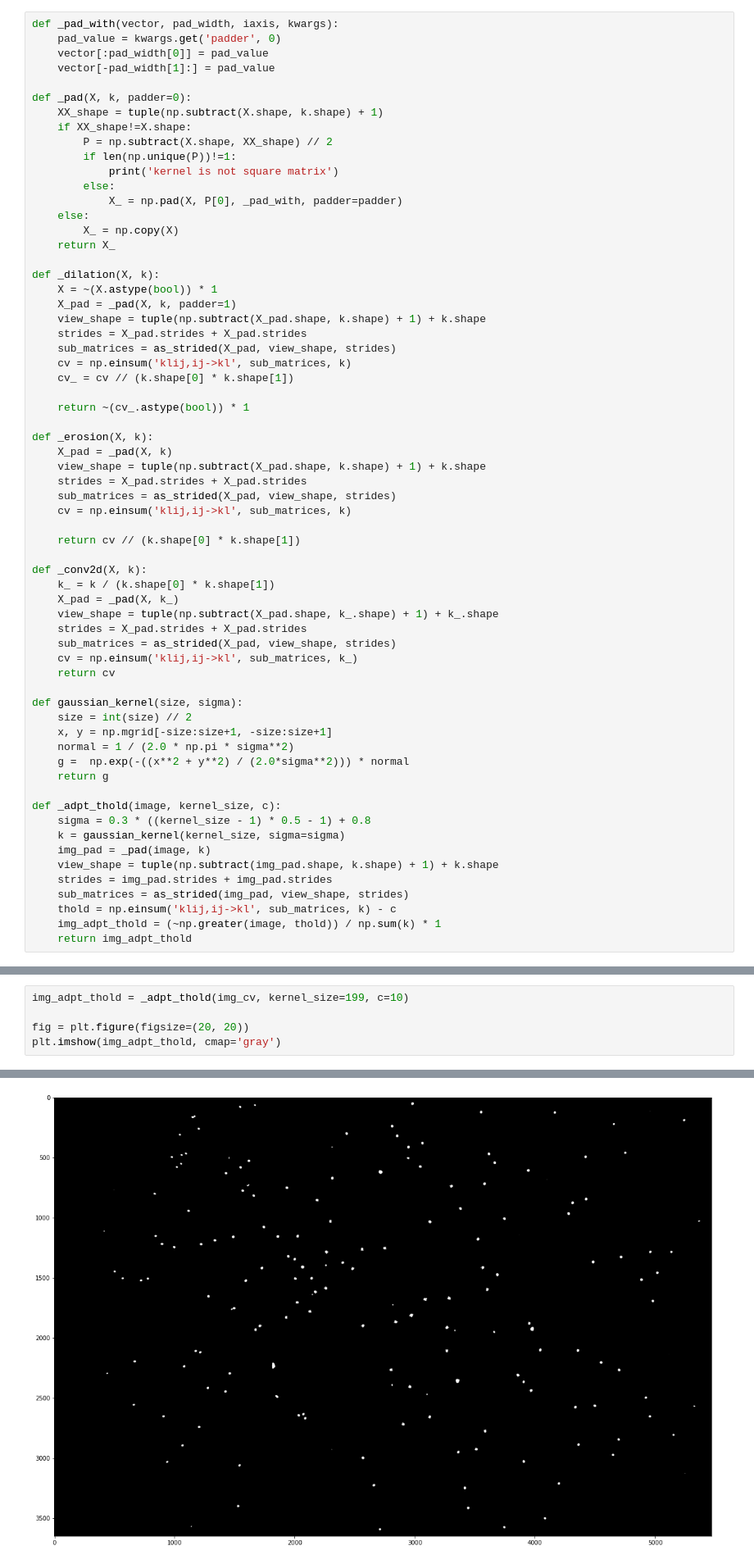
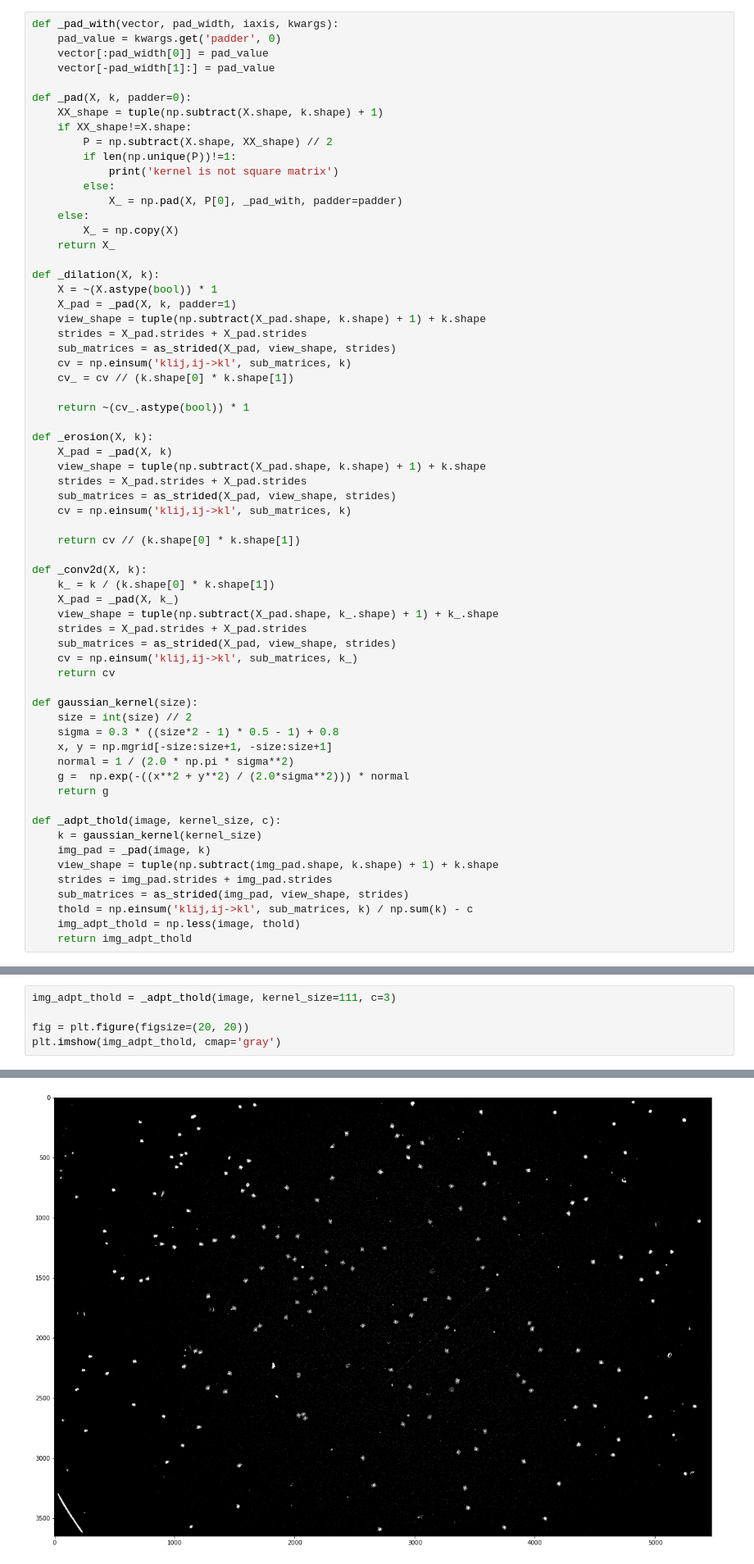
Before and after one commit to Abner0627/IPRV_Barcode-Beads-Detection, a Jupyter notebook: Barcode Beads Detection/main_hand_craft.ipynb, the cells around one changed output, grey strips where cells are left out. Shown at 82% size. Saved outputs shown, nothing was run; the diff lists cells and outputs as text.

```diff
--- a/Barcode Beads Detection/main_hand_craft.ipynb
+++ b/Barcode Beads Detection/main_hand_craft.ipynb
@@ -51,22 +51,22 @@ def _conv2d(X, k):
     cv = np.einsum('klij,ij->kl', sub_matrices, k_)
     return cv
 
-def gaussian_kernel(size, sigma):
+def gaussian_kernel(size):
     size = int(size) // 2
+    sigma = 0.3 * ((size*2 - 1) * 0.5 - 1) + 0.8
     x, y = np.mgrid[-size:size+1, -size:size+1]
     normal = 1 / (2.0 * np.pi * sigma**2)
     g =  np.exp(-((x**2 + y**2) / (2.0*sigma**2))) * normal
     return g
 
 def _adpt_thold(image, kernel_size, c):
-    sigma = 0.3 * ((kernel_size - 1) * 0.5 - 1) + 0.8
-    k = gaussian_kernel(kernel_size, sigma=sigma)
+    k = gaussian_kernel(kernel_size)
     img_pad = _pad(image, k)
     view_shape = tuple(np.subtract(img_pad.shape, k.shape) + 1) + k.shape
     strides = img_pad.strides + img_pad.strides
     sub_matrices = as_strided(img_pad, view_shape, strides)
-    thold = np.einsum('klij,ij->kl', sub_matrices, k) - c
-    img_adpt_thold = (~np.greater(image, thold)) / np.sum(k) * 1
+    thold = np.einsum('klij,ij->kl', sub_matrices, k) / np.sum(k) - c
+    img_adpt_thold = np.less(image, thold)
     return img_adpt_thold
 # %%
 dP = './img'
@@ -96,10 +96,10 @@ plt.imshow(img_cv, cmap='gray')
 # %% [markdown]
 ## adpt_thold
 # %%
-img_adpt_thold = _adpt_thold(img_cv, kernel_size=199, c=10)
+img_adpt_thold = _adpt_thold(image, kernel_size=111, c=3)
 
 fig = plt.figure(figsize=(20, 20))
 plt.imshow(img_adpt_thold, cmap='gray')
 # %% [output]
 <matplotlib.image.AxesImage at 0x...>
-[figure, old version]
+[figure, new version]
```
Also changed, not shown: parts of 7 cells of this notebook, 1 other file.
